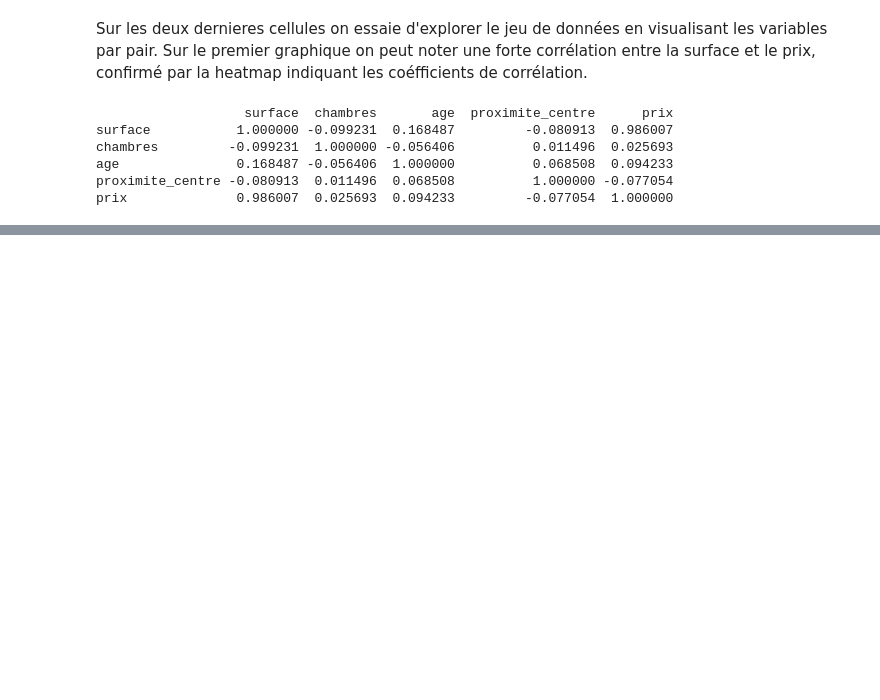
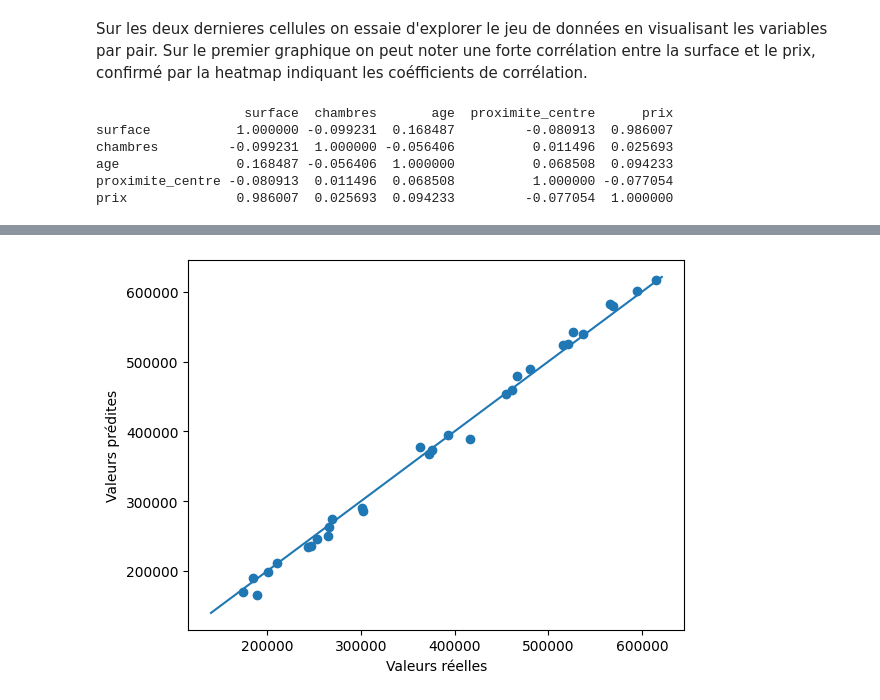
Before and after one commit to TimothyLab/machine_learning, a Jupyter notebook: Analyse_predictive.ipynb, the cells around one changed output, grey strips where cells are left out. Saved outputs shown, nothing was run; the diff lists cells and outputs as text; code cells hidden in the pictures; blank space fills up the shorter version.

Commit message:
analyse_predictive finit mais doit être améliorer et deep_learning en cours

```diff
--- a/Analyse_predictive.ipynb
+++ b/Analyse_predictive.ipynb
@@ -74,0 +74,5 @@ prix              0.986007  0.025693  0.094233         -0.077054  1.000000
+# %%
+X = data[['surface', 'chambres', 'age', 'proximite_centre']]
+y  = data['prix']
+
+X_train, X_test, y_train, y_test = train_test_split(X, y, test_size=0.3, random_state=41)
@@ -74,0 +83,10 @@ prix              0.986007  0.025693  0.094233         -0.077054  1.000000
+# %%
+lr_model = LinearRegression()
+lr_model.fit(X_train, y_train)
+
+y_pred = lr_model.predict(X_test)
+
+print("MSE :", mean_squared_error(y_test, y_pred))
+print("R² :", r2_score(y_test, y_pred))
+print("Coefficients :", lr_model.coef_)
+print("Intercept :", lr_model.intercept_)
@@ -74,0 +106,8 @@ prix              0.986007  0.025693  0.094233         -0.077054  1.000000
+# %%
+plt.scatter(y_test, y_pred)
+plt.xlabel("Valeurs réelles")
+plt.ylabel("Valeurs prédites")
+plt.plot([y.min(), y.max()], [y.min(), y.max()])
+plt.show()
+# %% [output]
+[figure, added]
```
Also changed, not shown: parts of 5 cells of this notebook, 9 other files.
